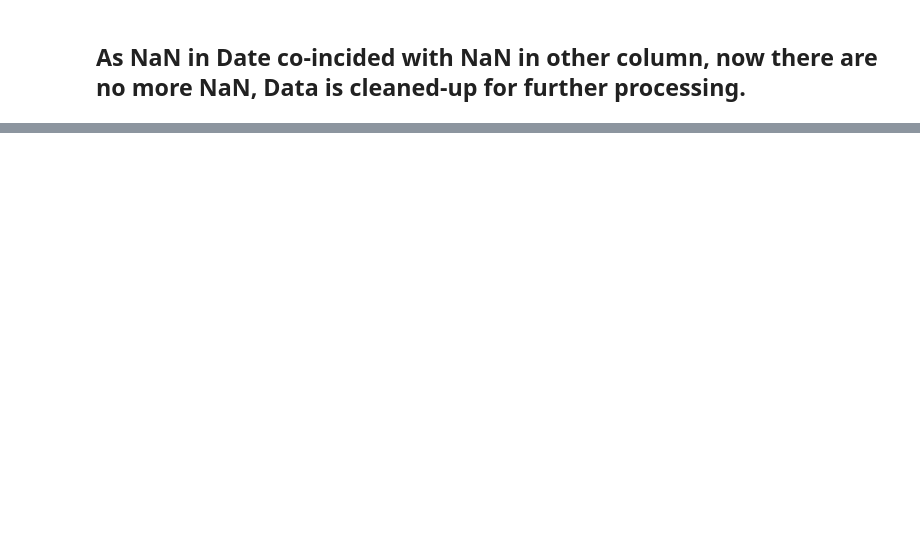
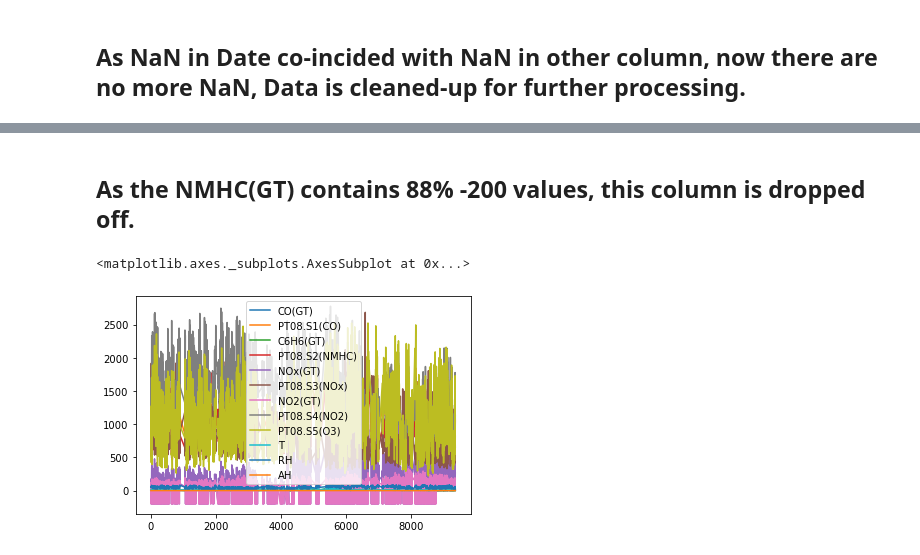
Before and after one commit to sateesh12/bin_utils, a Jupyter notebook: AQI_Analysis.ipynb, the cells around one changed output, grey strips where cells are left out. Drawn from its saved outputs; the diff is of its cells as text; code cells hidden in the pictures; blank space fills up the shorter version.

```diff
--- a/AQI_Analysis.ipynb
+++ b/AQI_Analysis.ipynb
@@ -299,0 +227,10 @@ memory usage: 103.4+ KB
+# %% [markdown]
+## As the NMHC(GT) contains 88% -200 values, this column is dropped off.
+# %%
+#Drop the column NMHC(GT)
+sub_set_with_minimal_minus_200 = sub_set_df.drop(['NMHC(GT)'],axis=1)
+sub_set_with_minimal_minus_200.shape
+sub_set_with_minimal_minus_200.plot()
+# %% [output]
+<matplotlib.axes._subplots.AxesSubplot at 0x...>
+[figure, added]
```
Also changed, not shown: parts of 15 cells of this notebook.
